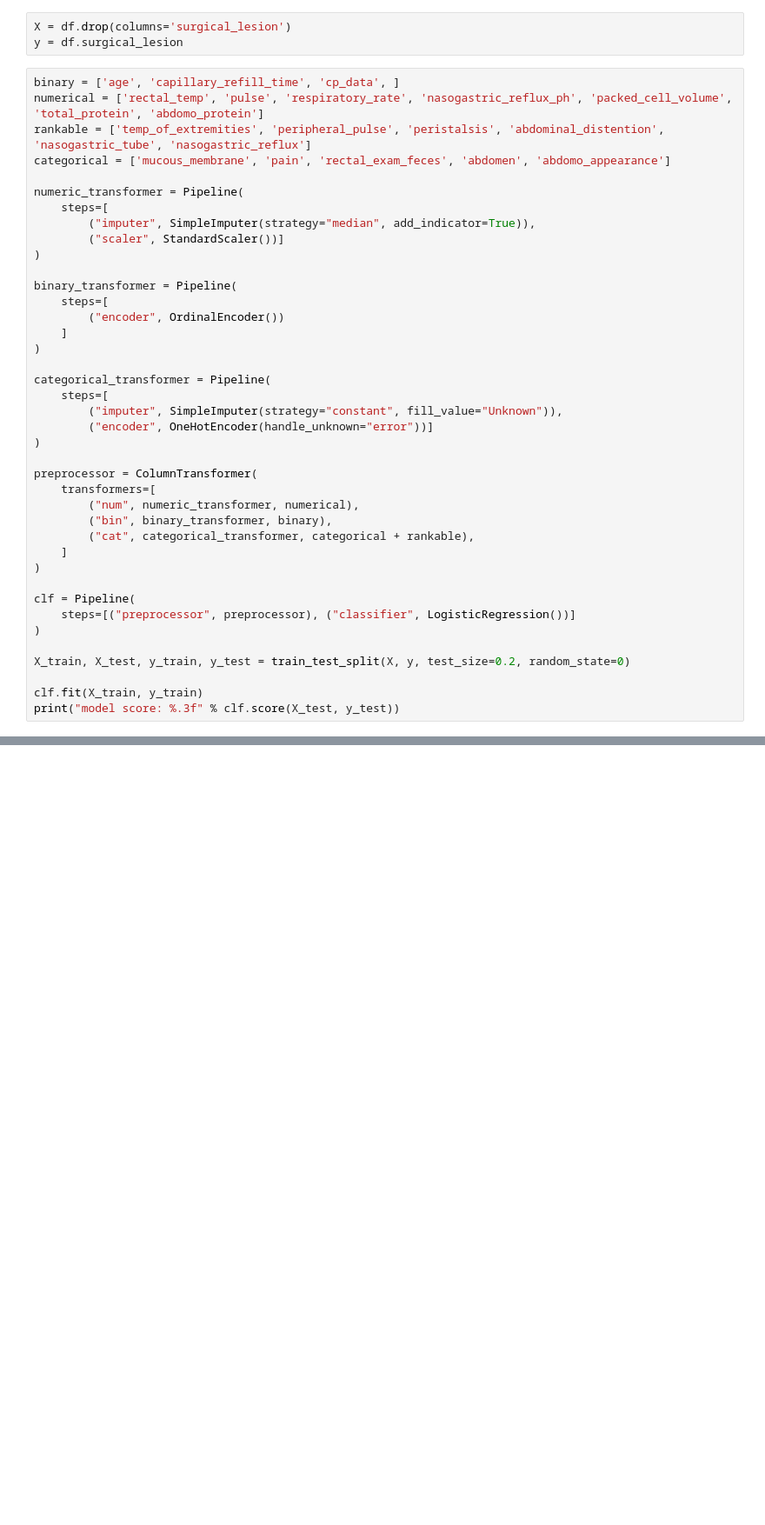
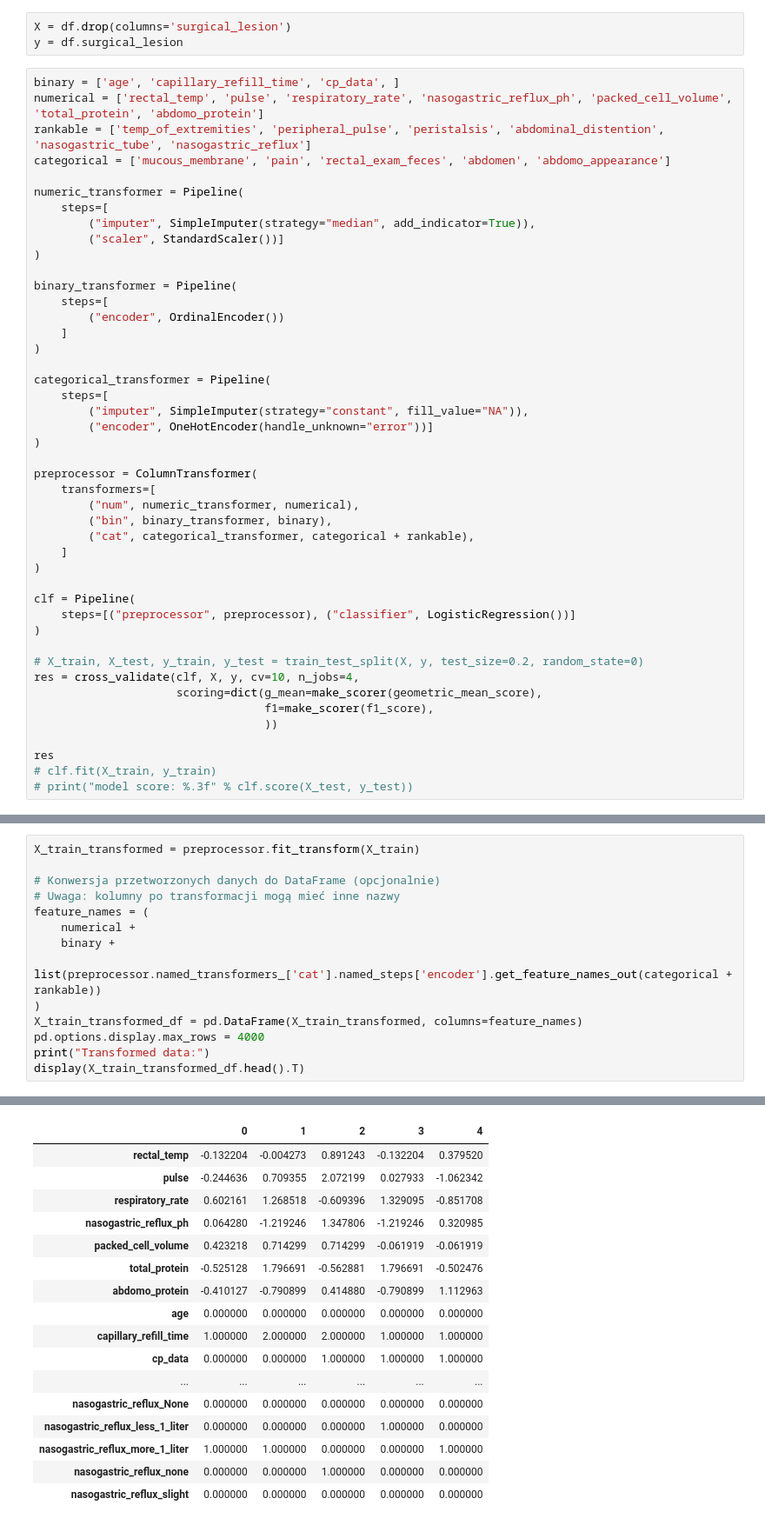
Before and after one commit to Priescik/Case-Study, a Jupyter notebook: case_study.ipynb, the cells around one changed output, grey strips where cells are left out. Shown: that part at 87% size. Saved outputs shown, nothing was run; the diff lists cells and outputs as text; blank space fills up the shorter version.

```diff
--- a/case_study.ipynb
+++ b/case_study.ipynb
@@ -813,7 +818,7 @@ binary_transformer = Pipeline(
 
 categorical_transformer = Pipeline(
     steps=[
-        ("imputer", SimpleImputer(strategy="constant", fill_value="Unknown")),
+        ("imputer", SimpleImputer(strategy="constant", fill_value="NA")),
         ("encoder", OneHotEncoder(handle_unknown="error"))]
 )
 
@@ -829,8 +834,13 @@ clf = Pipeline(
     steps=[("preprocessor", preprocessor), ("classifier", LogisticRegression())]
 )
 
-X_train, X_test, y_train, y_test = train_test_split(X, y, test_size=0.2, random_state=0)
+# X_train, X_test, y_train, y_test = train_test_split(X, y, test_size=0.2, random_state=0)
+res = cross_validate(clf, X, y, cv=10, n_jobs=4,
+                     scoring=dict(g_mean=make_scorer(geometric_mean_score),
+                                  f1=make_scorer(f1_score),
+                                  ))
 
-clf.fit(X_train, y_train)
-print("model score: %.3f" % clf.score(X_test, y_test))
+res
+# clf.fit(X_train, y_train)
+# print("model score: %.3f" % clf.score(X_test, y_test))
 # %% [output]
@@ -837,0 +854,15 @@ model score: 0.833
+# %%
+X_train_transformed = preprocessor.fit_transform(X_train)
+
+# Konwersja przetworzonych danych do DataFrame (opcjonalnie)
+# Uwaga: kolumny po transformacji mogą mieć inne nazwy
+feature_names = (
+    numerical +
+    binary +
+    list(preprocessor.named_transformers_['cat'].named_steps['encoder'].get_feature_names_out(categorical + rankable))
+)
+X_train_transformed_df = pd.DataFrame(X_train_transformed, columns=feature_names)
+pd.options.display.max_rows = 4000
+print("Transformed data:")
+display(X_train_transformed_df.head().T)
+# %% [output]
@@ -838,3 +870,20 @@ model score: 0.833
+|  | 0 | 1 | 2 | 3 | 4 |
+| rectal_temp | -0.132204 | -0.004273 | 0.891243 | -0.132204 | 0.379520 |
+| pulse | -0.244636 | 0.709355 | 2.072199 | 0.027933 | -1.062342 |
+| respiratory_rate | 0.602161 | 1.268518 | -0.609396 | 1.329095 | -0.851708 |
+| nasogastric_reflux_ph | 0.064280 | -1.219246 | 1.347806 | -1.219246 | 0.320985 |
+| packed_cell_volume | 0.423218 | 0.714299 | 0.714299 | -0.061919 | -0.061919 |
+| total_protein | -0.525128 | 1.796691 | -0.562881 | 1.796691 | -0.502476 |
+| abdomo_protein | -0.410127 | -0.790899 | 0.414880 | -0.790899 | 1.112963 |
+| age | 0.000000 | 0.000000 | 0.000000 | 0.000000 | 0.000000 |
+| capillary_refill_time | 1.000000 | 2.000000 | 2.000000 | 1.000000 | 1.000000 |
+| cp_data | 0.000000 | 0.000000 | 1.000000 | 1.000000 | 1.000000 |
+| ... | ... | ... | ... | ... | ... |
+| nasogastric_reflux_None | 0.000000 | 0.000000 | 0.000000 | 0.000000 | 0.000000 |
+| nasogastric_reflux_less_1_liter | 0.000000 | 0.000000 | 0.000000 | 1.000000 | 0.000000 |
+| nasogastric_reflux_more_1_liter | 1.000000 | 1.000000 | 0.000000 | 0.000000 | 1.000000 |
+| nasogastric_reflux_none | 0.000000 | 0.000000 | 1.000000 | 0.000000 | 0.000000 |
+| nasogastric_reflux_slight | 0.000000 | 0.000000 | 0.000000 | 0.000000 | 0.000000 |
 # %% [markdown]
 # Spis
 X narzedzia
```
Also changed, not shown: parts of 12 cells of this notebook.
